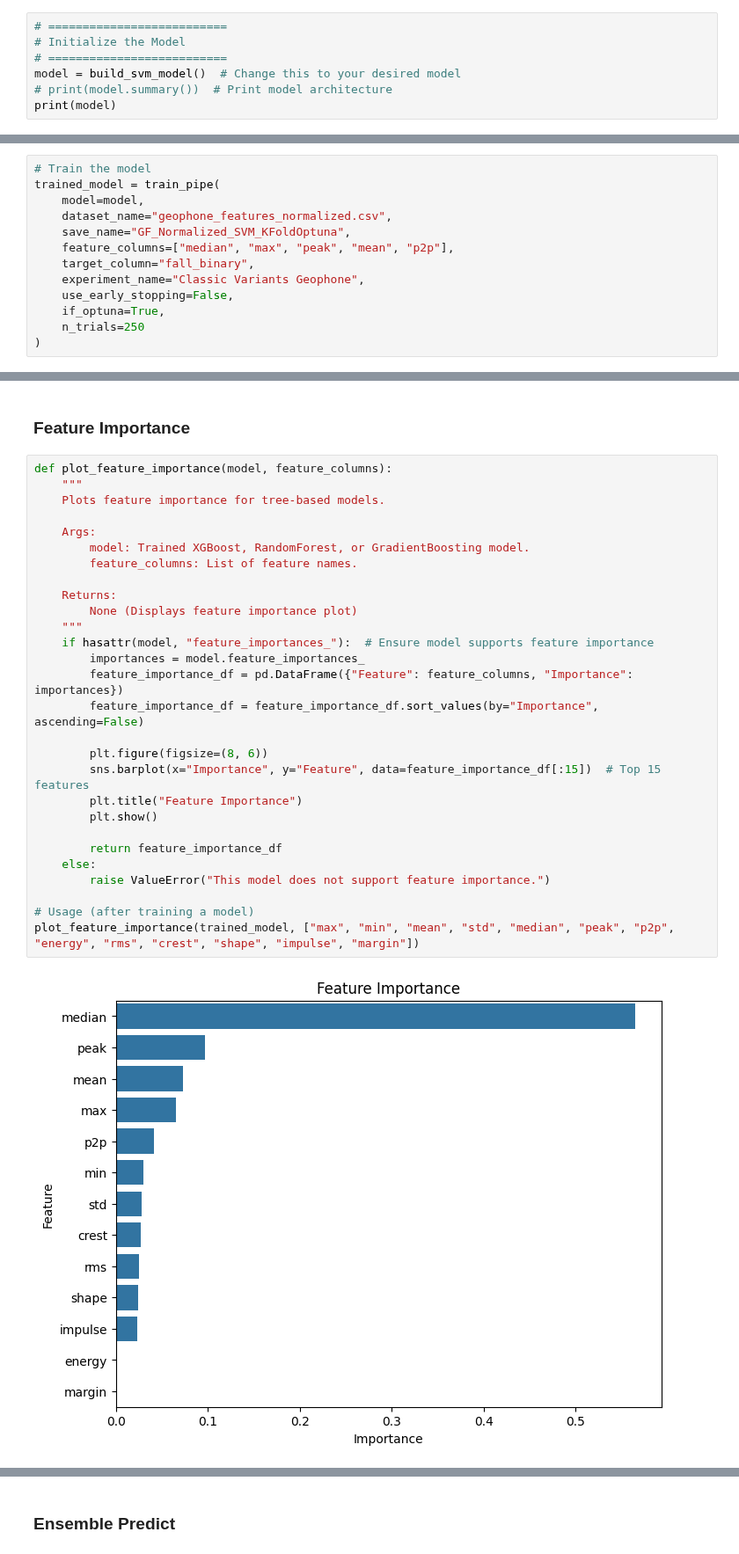
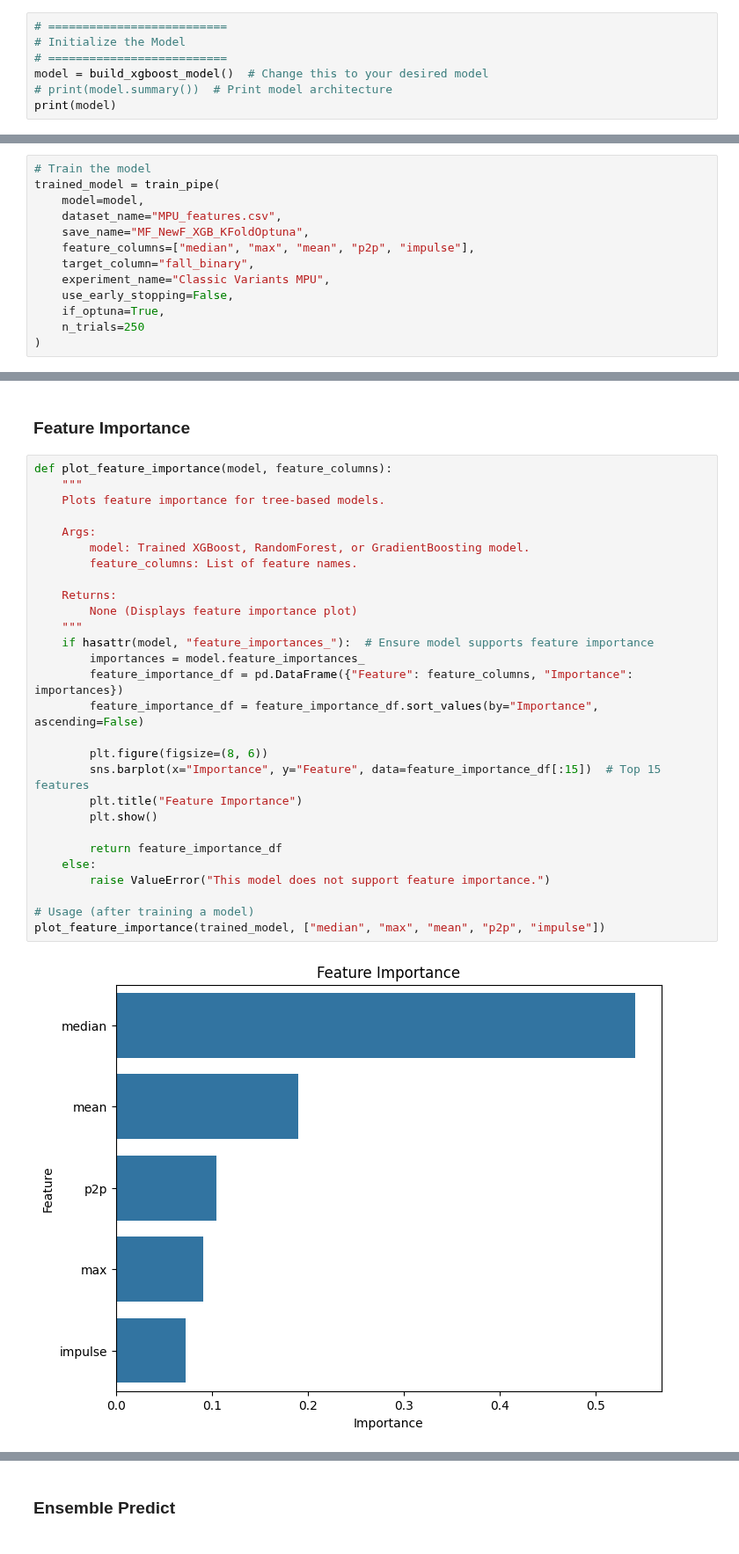
Before and after one commit to AdrianDaeschlein/master, a Jupyter notebook: pipeline.ipynb, the cells around one changed output, grey strips where cells are left out. Shown at 88% size. Cells and saved outputs as stored; diff of their text form.

Commit message:
ADD new models and slight changes in prepro & pipeline

```diff
--- a/pipeline.ipynb
+++ b/pipeline.ipynb
@@ -1134,7 +1060,7 @@ INPUT_SHAPE = (500, 1)   # (Time steps, Features) - Adjust based on your dataset
 # ==========================
 # Initialize the Model
 # ==========================
-model = build_svm_model()  # Change this to your desired model
+model = build_xgboost_model()  # Change this to your desired model
 # print(model.summary())  # Print model architecture
 print(model)
 # %% [output]
@@ -1143,11 +1079,11 @@ SVC(probability=True, random_state=42)
 # Train the model
 trained_model = train_pipe(
     model=model,
-    dataset_name="geophone_features_normalized.csv",
-    save_name="GF_Normalized_SVM_KFoldOptuna",
-    feature_columns=["median", "max", "peak", "mean", "p2p"],
+    dataset_name="MPU_features.csv",
+    save_name="MF_NewF_XGB_KFoldOptuna",
+    feature_columns=["median", "max", "mean", "p2p", "impulse"],
     target_column="fall_binary",
-    experiment_name="Classic Variants Geophone",
+    experiment_name="Classic Variants MPU",
     use_early_stopping=False,
     if_optuna=True,
     n_trials=250
@@ -1208,31 +1130,31 @@ Distance 3: 69 correct, 15 incorrect
 # %%
 def plot_feature_importance(model, feature_columns):
     """
     Plots feature importance for tree-based models.
 
     Args:
         model: Trained XGBoost, RandomForest, or GradientBoosting model.
         feature_columns: List of feature names.
 
     Returns:
         None (Displays feature importance plot)
     """
     if hasattr(model, "feature_importances_"):  # Ensure model supports feature importance
         importances = model.feature_importances_
         feature_importance_df = pd.DataFrame({"Feature": feature_columns, "Importance": importances})
         feature_importance_df = feature_importance_df.sort_values(by="Importance", ascending=False)
 
         plt.figure(figsize=(8, 6))
         sns.barplot(x="Importance", y="Feature", data=feature_importance_df[:15])  # Top 15 features
         plt.title("Feature Importance")
         plt.show()
 
         return feature_importance_df
     else:
         raise ValueError("This model does not support feature importance.")
 
 # Usage (after training a model)
-plot_feature_importance(trained_model, ["max", "min", "mean", "std", "median", "peak", "p2p", "energy", "rms", "crest", "shape", "impulse", "margin"])
+plot_feature_importance(trained_model, ["median", "max", "mean", "p2p", "impulse"])
 # %% [output]
-[figure, old version]
+[figure, new version]
 |  | Feature | Importance |
```
Also changed, not shown: parts of 5 cells of this notebook, 12 other files.
